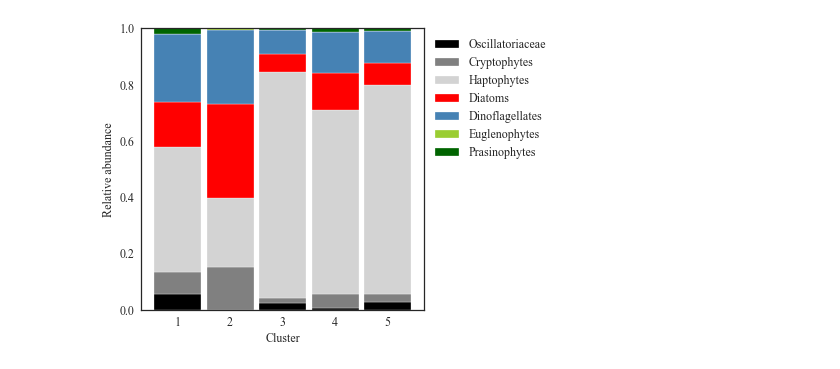
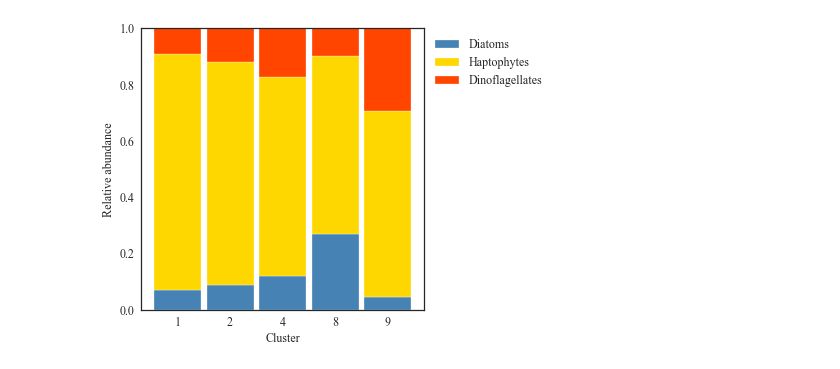
Before and after one commit to sophieclayton/kuroshio_chapter, a Jupyter notebook: phyto_clustering.ipynb, the cells around one changed output. Cells and saved outputs as stored; diff of their text form; code cells hidden in the pictures.

Commit message:
fixed bug in clustering script

```diff
--- a/phyto_clustering.ipynb
+++ b/phyto_clustering.ipynb
@@ -75,13 +63,18 @@ http://pandas.pydata.org/pandas-docs/stable/indexing.html#deprecate-loc-reindex-
 from skbio.diversity.beta import pw_distances
 
 # subset
-sub = phyto[['Oscillatoriaceae', u'Cryptophytes', u'Haptophytes', u'Euglenophytes',
-       u'Prasinophytes', u'Diatoms', u'Dinoflagellates']]
-# print sub.columns
+# sub = phyto[['Oscillatoriaceae', u'Cryptophytes', u'Haptophytes', u'Euglenophytes',
+#        u'Prasinophytes', u'Diatoms', u'Dinoflagellates']]
+
+sub = phyto[[u'Haptophytes', u'Diatoms', u'Dinoflagellates']]
+print sub.columns
 
 # or exclude everything but dinos and diatoms
 ids = sub.columns
-counts = sub.iloc[0:, 2:-4]
+counts = sub.iloc[0:,:]
+
 stations = sub.index
-# print ids
+print ids
 bc_dm = pw_distances(counts, stations, metric = "braycurtis")
+
+print np.shape(bc_dm.data)
@@ -224,7 +234,7 @@ from skbio.stats.ordination import RDA
 phyto['cluster'] = clusters
 sub['cluster'] = clusters
 # X = data[['depth (m)','S', 'sigma_t', 'theta', 'SiO2 (uM)', 'NO3 (uM)','NH4(uM)','PO4 (uM)']].dropna()
-X = data[['depth (m)','S', 'theta', 'NO3 (uM)' ]].dropna()#, 'SiO2 (uM)', 'NO3 (uM)']].dropna()
+X = data[['depth (m)','S', 'theta', 'NO3 (uM)','CHL' ]].dropna()#, 'SiO2 (uM)', 'NO3 (uM)']].dropna()
 
 phyto = phyto.loc[X.index, :]
 Y = phyto.iloc[:, 2:-1]
@@ -320,37 +338,53 @@ bcols = colours
 pclu = sub.groupby('cluster').sum()
 pclu['tot'] = pclu.sum(axis=1)
 
-ptot = pd.DataFrame(columns = ['Oscillatoriaceae', u'Cryptophytes', u'Haptophytes', u'Euglenophytes', u'Prasinophytes', u'Diatoms', u'Dinoflagellates'])
+# ptot = pd.DataFrame(columns = ['Oscillatoriaceae', u'Cryptophytes', u'Haptophytes', u'Euglenophytes', u'Prasinophytes', u'Diatoms', u'Dinoflagellates'])
 
-for n in range(1,np.max(clusters+1)):
+ptot = pd.DataFrame(columns = [ u'Haptophytes', u'Diatoms', u'Dinoflagellates'])
+
+for n in [1, 2, 4, 8, 9]:
     vv = np.float(pclu.loc[n, ['tot']])
 #     print vv
-    ptot.loc[n,] = pclu.loc[n, ['Oscillatoriaceae', u'Cryptophytes', u'Haptophytes', u'Euglenophytes', u'Prasinophytes', u'Diatoms', u'Dinoflagellates']]/vv
+#     ptot.loc[n,] = pclu.loc[n, ['Oscillatoriaceae', u'Cryptophytes', u'Haptophytes', u'Euglenophytes', u'Prasinophytes', u'Diatoms', u'Dinoflagellates']]/vv
+    ptot.loc[n,] = pclu.loc[n, [u'Haptophytes', u'Diatoms', u'Dinoflagellates']]/vv
+
+
 print ptot
 
+
 # plot
-r = np.arange(0, np.max(clusters))
+r = [1, 2, 4, 8, 9]
+rx = [1, 2, 3, 4, 5]
 
 barWidth = 0.9
 
+# ax1 = fig2.add_subplot(111)
+# # Create green Bars
+# ax1.bar(r, ptot['Oscillatoriaceae'], color='steelblue', edgecolor='white', width=barWidth, label = 'Oscillatoriaceae')
+# # Create orange Bars
+# ax1.bar(r, ptot['Cryptophytes'], bottom=ptot['Oscillatoriaceae'], color='gold', edgecolor='white', width=barWidth, label = 'Cryptophytes')
+# # Create blue Bars
+# ax1.bar(r, ptot['Haptophytes'], bottom=[i+j for i,j in zip(ptot['Oscillatoriaceae'], ptot['Cryptophytes'])], color='coral', edgecolor='white', width=barWidth, label = 'Haptophytes')
+# # Create blue Bars
+# ax1.bar(r, ptot['Diatoms'], bottom=[i+j+k for i,j,k in zip(ptot['Oscillatoriaceae'], ptot['Cryptophytes'],ptot['Haptophytes'])], color='mediumseagreen', edgecolor='white', width=barWidth, label = 'Diatoms')
+# # Create blue Bars
+# ax1.bar(r, ptot['Dinoflagellates'], bottom=[i+j+k+l for i,j,k,l in zip(ptot['Oscillatoriaceae'], ptot['Cryptophytes'],ptot['Haptophytes'],ptot['Diatoms'])], color='skyblue', edgecolor='white', width=barWidth, label = 'Dinoflagellates')
+# # Create blue Bars
+# ax1.bar(r, ptot['Euglenophytes'], bottom=[i+j+k+l+m for i,j,k,l,m in zip(ptot['Oscillatoriaceae'], ptot['Cryptophytes'],ptot['Haptophytes'],ptot['Diatoms'],ptot['Dinoflagellates'])], color='tomato', edgecolor='white', width=barWidth, label = 'Euglenophytes')
+# # Create blue Bars
+# ax1.bar(r, ptot['Prasinophytes'], bottom=[i+j+k+l+m+n for i,j,k,l,m,n in zip(ptot['Oscillatoriaceae'], ptot['Cryptophytes'],ptot['Haptophytes'],ptot['Diatoms'],ptot['Dinoflagellates'],ptot['Euglenophytes'])], color='orangered', edgecolor='white', width=barWidth, label = 'Prasinophytes')
+
+
 ax1 = fig2.add_subplot(111)
 # Create green Bars
-ax1.bar(r, ptot['Oscillatoriaceae'], color='k', edgecolor='white', width=barWidth, label = 'Oscillatoriaceae')
+ax1.bar(rx, ptot['Diatoms'], color='steelblue', edgecolor='white', width=barWidth, label = 'Diatoms')
 # Create orange Bars
-ax1.bar(r, ptot['Cryptophytes'], bottom=ptot['Oscillatoriaceae'], color='grey', edgecolor='white', width=barWidth, label = 'Cryptophytes')
+ax1.bar(rx, ptot['Haptophytes'], bottom=ptot['Diatoms'], color='gold', edgecolor='white', width=barWidth, label = 'Haptophytes')
 # Create blue Bars
-ax1.bar(r, ptot['Haptophytes'], bottom=[i+j for i,j in zip(ptot['Oscillatoriaceae'], ptot['Cryptophytes'])], color='lightgrey', edgecolor='white', width=barWidth, label = 'Haptophytes')
-# Create blue Bars
-ax1.bar(r, ptot['Diatoms'], bottom=[i+j+k for i,j,k in zip(ptot['Oscillatoriaceae'], ptot['Cryptophytes'],ptot['Haptophytes'])], color='red', edgecolor='white', width=barWidth, label = 'Diatoms')
-# Create blue Bars
-ax1.bar(r, ptot['Dinoflagellates'], bottom=[i+j+k+l for i,j,k,l in zip(ptot['Oscillatoriaceae'], ptot['Cryptophytes'],ptot['Haptophytes'],ptot['Diatoms'])], color='steelblue', edgecolor='white', width=barWidth, label = 'Dinoflagellates')
-# Create blue Bars
-ax1.bar(r, ptot['Euglenophytes'], bottom=[i+j+k+l+m for i,j,k,l,m in zip(ptot['Oscillatoriaceae'], ptot['Cryptophytes'],ptot['Haptophytes'],ptot['Diatoms'],ptot['Dinoflagellates'])], color='yellowgreen', edgecolor='white', width=barWidth, label = 'Euglenophytes')
-# Create blue Bars
-ax1.bar(r, ptot['Prasinophytes'], bottom=[i+j+k+l+m+n for i,j,k,l,m,n in zip(ptot['Oscillatoriaceae'], ptot['Cryptophytes'],ptot['Haptophytes'],ptot['Diatoms'],ptot['Dinoflagellates'],ptot['Euglenophytes'])], color='darkgreen', edgecolor='white', width=barWidth, label = 'Prasinophytes')
+ax1.bar(rx, ptot['Dinoflagellates'], bottom=[i+j for i,j in zip(ptot['Diatoms'], ptot['Haptophytes'])], color='orangered', edgecolor='white', width=barWidth, label = 'Dinoflagellates')
 
-ax1.set_xticks(r)
-ax1.set_xticklabels(['1','2','3','4','5'],fontsize = 12)
+ax1.set_xticks([1, 2, 3, 4, 5])
+ax1.set_xticklabels(['1', '2', '4', '8', '9'],fontsize = 12)
 ax1.set_xlabel("Cluster", fontsize = 12)
 ax1.set_ylabel('Relative abundance', fontsize = 12)
 ax1.tick_params(labelsize = 12)
@@ -359,5 +393,5 @@ ax1.set_ylim([0,1])
 
 ax1.legend(loc='upper left', bbox_to_anchor=(1,1), ncol=1, fontsize = 12)
 plt.show()
-fig2.savefig('../figures/cluster_relabundance.png',dpi = 300, bbox_inches='tight')
+# fig2.savefig('../figures/Figure5.png',dpi = 300, bbox_inches='tight')
 # %% [output]
@@ -378,2 +405,2 @@ fig2.savefig('../figures/cluster_relabundance.png',dpi = 300, bbox_inches='tight
-[figure, old version]
+[figure, new version]
 # %%
```
Also changed, not shown: parts of 12 cells of this notebook, 3 other files.
